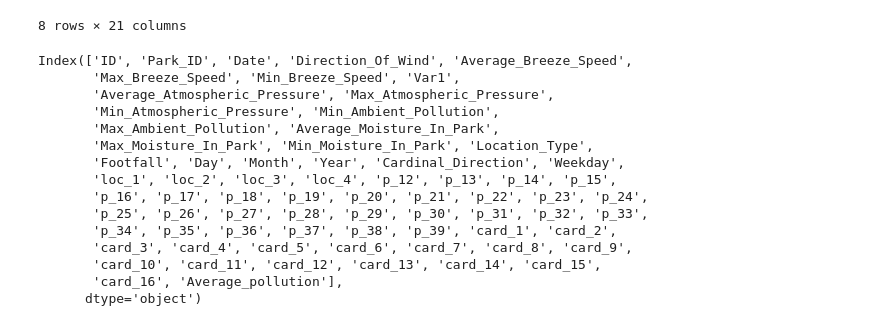
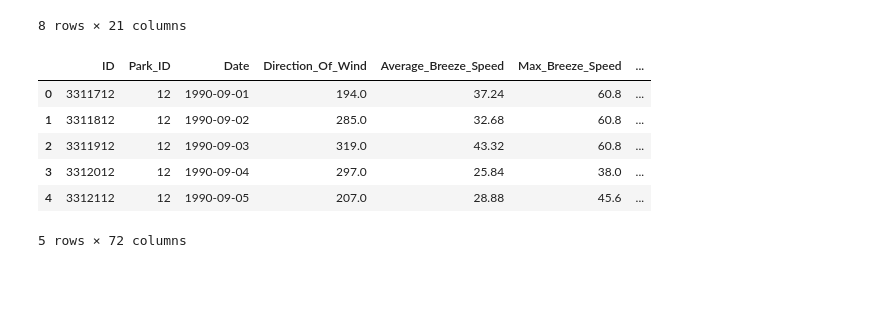
Before and after one commit to createai/Footfall-regression, a Jupyter notebook: notebook/Ultimate_Student_Hunt.ipynb, the cells around one changed output. Saved outputs shown, nothing was run; the diff lists cells and outputs as text; code cells hidden in the pictures; blank space fills up the shorter version.

```diff
--- a/notebook/Ultimate_Student_Hunt.ipynb
+++ b/notebook/Ultimate_Student_Hunt.ipynb
@@ -112,19 +120,11 @@ test1['Average_pollution'] = (test1['Min_Ambient_Pollution'] + test1['Max_Ambien
 # %%
-df.columns
+df.head()
 # %% [output]
+|  | ID | Park_ID | Date | Direction_Of_Wind | Average_Breeze_Speed | Max_Breeze_Speed | ... |
+| 0 | 3311712 | 12 | 1990-09-01 | 194.0 | 37.24 | 60.8 | ... |
+| 1 | 3311812 | 12 | 1990-09-02 | 285.0 | 32.68 | 60.8 | ... |
+| 2 | 3311912 | 12 | 1990-09-03 | 319.0 | 43.32 | 60.8 | ... |
+| 3 | 3312012 | 12 | 1990-09-04 | 297.0 | 25.84 | 38.0 | ... |
+| 4 | 3312112 | 12 | 1990-09-05 | 207.0 | 28.88 | 45.6 | ... |
-Index(['ID', 'Park_ID', 'Date', 'Direction_Of_Wind', 'Average_Breeze_Speed',
-       'Max_Breeze_Speed', 'Min_Breeze_Speed', 'Var1',
-       'Average_Atmospheric_Pressure', 'Max_Atmospheric_Pressure',
-       'Min_Atmospheric_Pressure', 'Min_Ambient_Pollution',
-       'Max_Ambient_Pollution', 'Average_Moisture_In_Park',
-       'Max_Moisture_In_Park', 'Min_Moisture_In_Park', 'Location_Type',
-       'Footfall', 'Day', 'Month', 'Year', 'Cardinal_Direction', 'Weekday',
-       'loc_1', 'loc_2', 'loc_3', 'loc_4', 'p_12', 'p_13', 'p_14', 'p_15',
-       'p_16', 'p_17', 'p_18', 'p_19', 'p_20', 'p_21', 'p_22', 'p_23', 'p_24',
-       'p_25', 'p_26', 'p_27', 'p_28', 'p_29', 'p_30', 'p_31', 'p_32', 'p_33',
-       'p_34', 'p_35', 'p_36', 'p_37', 'p_38', 'p_39', 'card_1', 'card_2',
-       'card_3', 'card_4', 'card_5', 'card_6', 'card_7', 'card_8', 'card_9',
-       'card_10', 'card_11', 'card_12', 'card_13', 'card_14', 'card_15',
-       'card_16', 'Average_pollution'],
-      dtype='object')
+5 rows × 72 columns
 # %%
```
Also changed, not shown: parts of 13 cells of this notebook, 1 other file.
